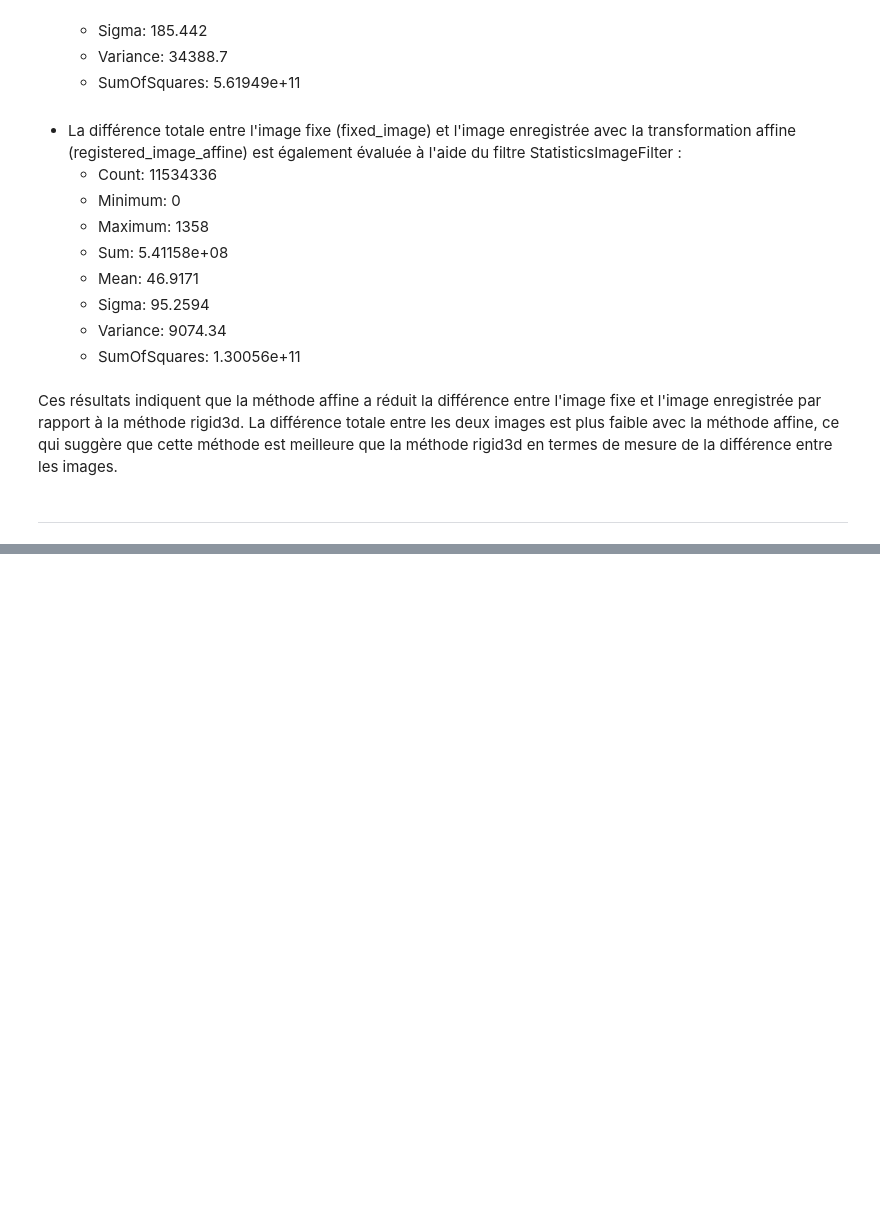
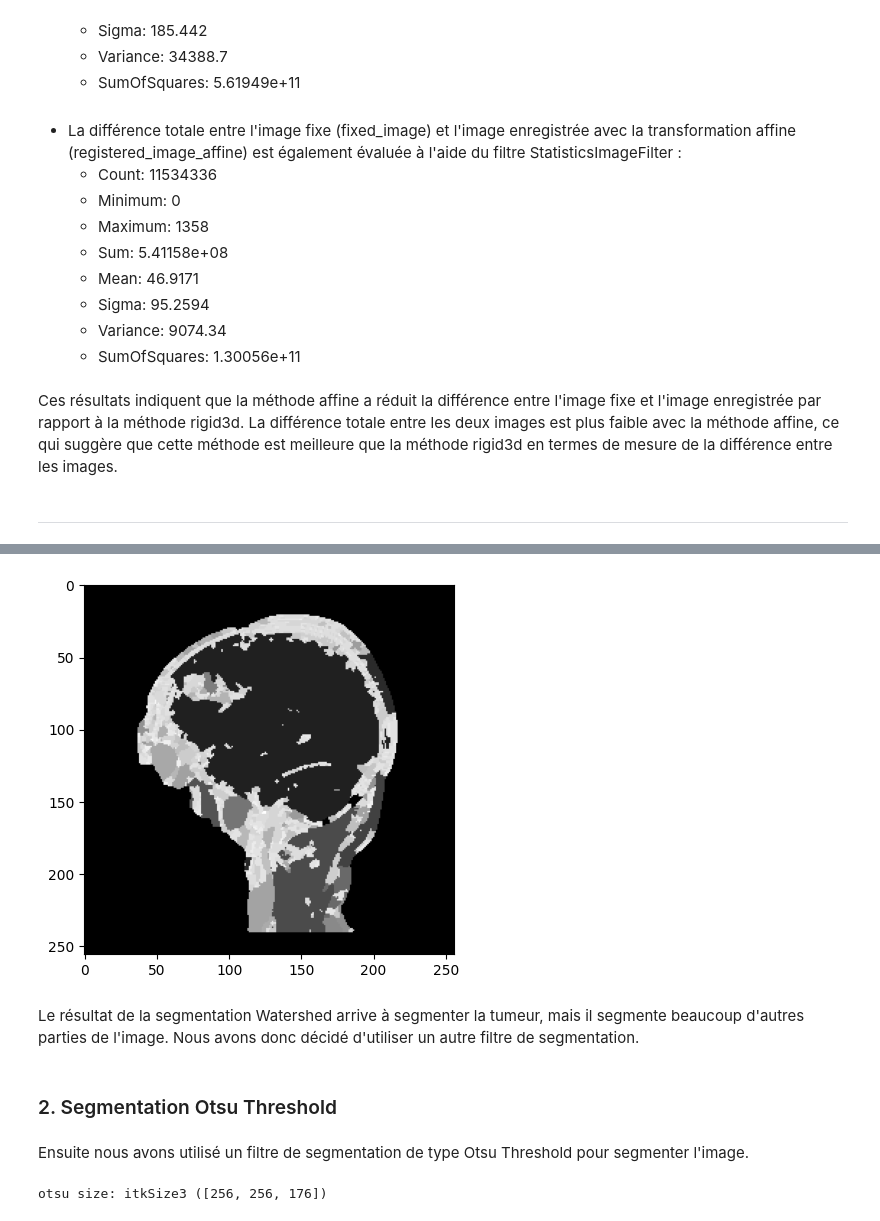
Before and after one commit to DvDC13/ITK-VTK, a Jupyter notebook: pipeline.ipynb, the cells around one changed output, grey strips where cells are left out. Drawn from its saved outputs; the diff is of its cells as text; code cells hidden in the pictures; blank space fills up the shorter version.

```diff
--- a/recalage.ipynb
+++ b/pipeline.ipynb
@@ -578,0 +553,21 @@ def write_file(image, file_path):
+# %%
+def segmentation_watershed(image):
+
+    InternalPixelType = itk.F
+    InternalImageType = itk.Image[InternalPixelType, Dimension]
+
+    GradientMagnitudeImageFilterType = itk.GradientMagnitudeRecursiveGaussianImageFilter[InternalImageType, InternalImageType]
+    gradientMagnitudeImageFilter = GradientMagnitudeImageFilterType.New()
+    gradientMagnitudeImageFilter.SetInput(image)
+    gradientMagnitudeImageFilter.SetSigma(1.0)
+
+    WatershedFilterType = itk.WatershedImageFilter[InternalImageType]
+    watershedFilter = WatershedFilterType.New()
+
+    watershedFilter.SetInput(gradientMagnitudeImageFilter.GetOutput())
+    watershedFilter.SetThreshold(0.01)
+    watershedFilter.SetLevel(0.2)
+
+    watershedFilter.Update()
+
+    return watershedFilter.GetOutput()
@@ -578,0 +579,10 @@ def write_file(image, file_path):
+# %%
+display_image(watershed, 55)
+# %% [output]
+[figure, added]
+# %% [markdown]
+Le résultat de la segmentation Watershed arrive à segmenter la tumeur, mais il segmente beaucoup d'autres parties de l'image. Nous avons donc décidé d'utiliser un autre filtre de segmentation.
+# %% [markdown]
+### 2. Segmentation Otsu Threshold
+# %% [markdown]
+Ensuite nous avons utilisé un filtre de segmentation de type Otsu Threshold pour segmenter l'image.
@@ -578,0 +610,5 @@ def write_file(image, file_path):
+# %%
+otsu = segmentation_otsu(image1UC)
+print("otsu size: " + str(otsu.GetLargestPossibleRegion().GetSize()))
+# %% [output]
+otsu size: itkSize3 ([256, 256, 176])
```
Also changed, not shown: parts of 86 cells of this notebook, 2 other files.
